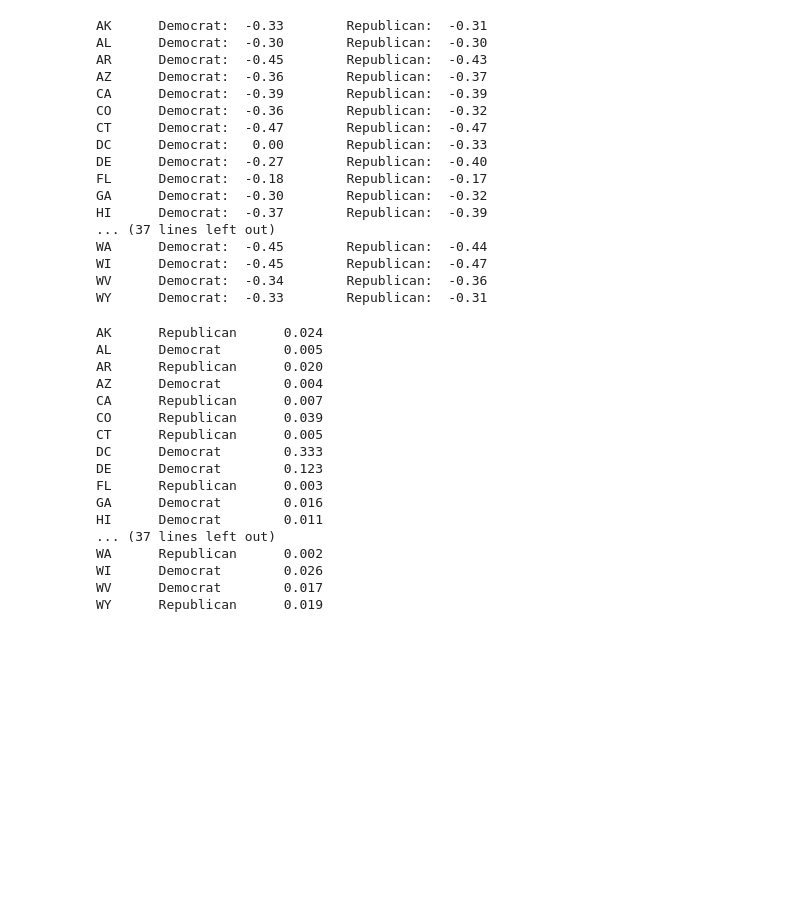
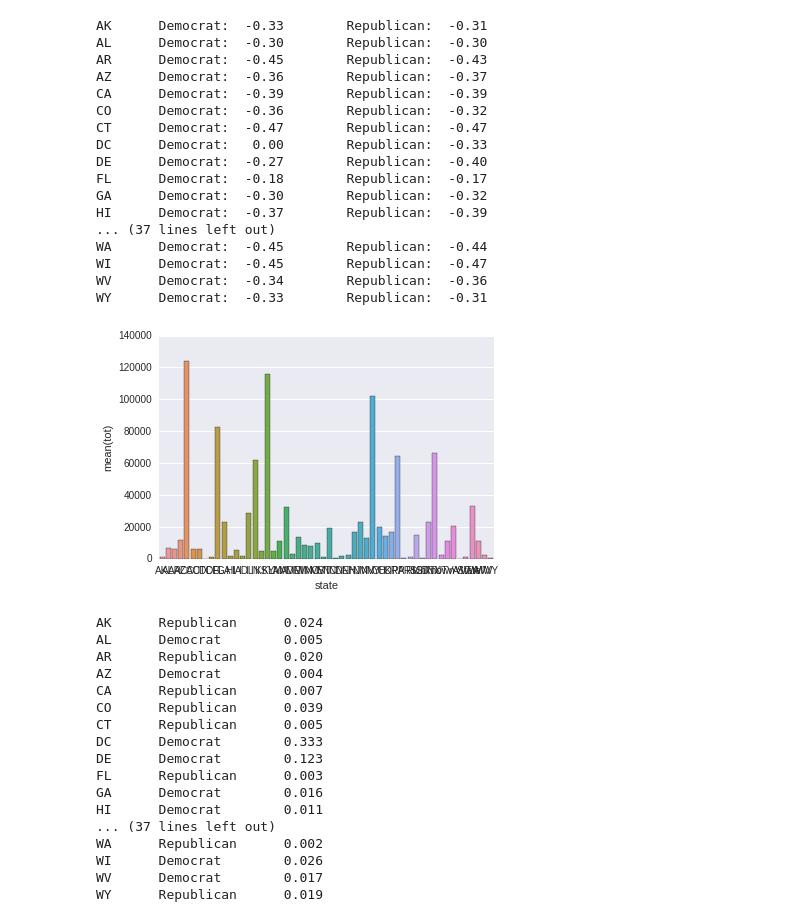
Before and after one commit to vmirly/DataScience, a Jupyter notebook: python-stuff/python-sqlite/Data-Analysis-using-SQLite3.ipynb, the cells around one changed output. Saved outputs shown, nothing was run; the diff lists cells and outputs as text; code cells hidden in the pictures; blank space fills up the shorter version.

```diff
--- a/python-stuff/python-sqlite/Data-Analysis-using-SQLite3.ipynb
+++ b/python-stuff/python-sqlite/Data-Analysis-using-SQLite3.ipynb
@@ -129,6 +145,17 @@ WA      Democrat:  -0.45        Republican:  -0.44
 WI      Democrat:  -0.45        Republican:  -0.47
 WV      Democrat:  -0.34        Republican:  -0.36
 WY      Democrat:  -0.33        Republican:  -0.31
+# %%
+dem_df = pd.DataFrame(dem_results)
+rep_df = pd.DataFrame(rep_results)
+
+df = pd.DataFrame({'state':dem_df[0], 'dem':dem_df[2], 'rep':rep_df[2], 'tot':dem_df[2]+rep_df[2]})
+
+df.to_csv('/tmp/res', sep=' ')
+# %%
+ax = sns.barplot(x="state", y="tot", data=df)
+# %% [output]
+[figure, added]
 # %%
 for dem_res,rep_res in zip(dem_results,rep_results):
     if(len(dem_res[0]) == 2):
```
Also changed, not shown: parts of 3 cells of this notebook, 4 other files.
